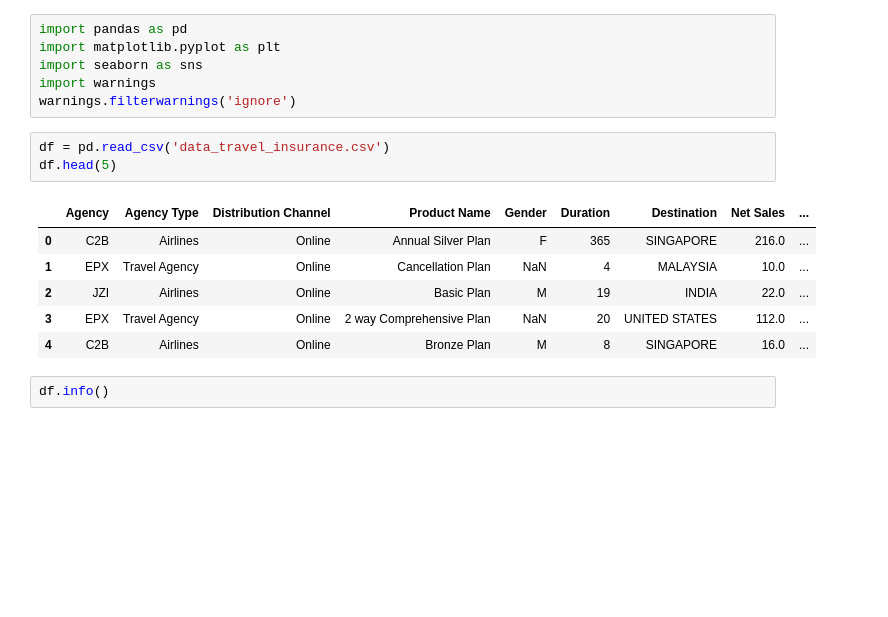
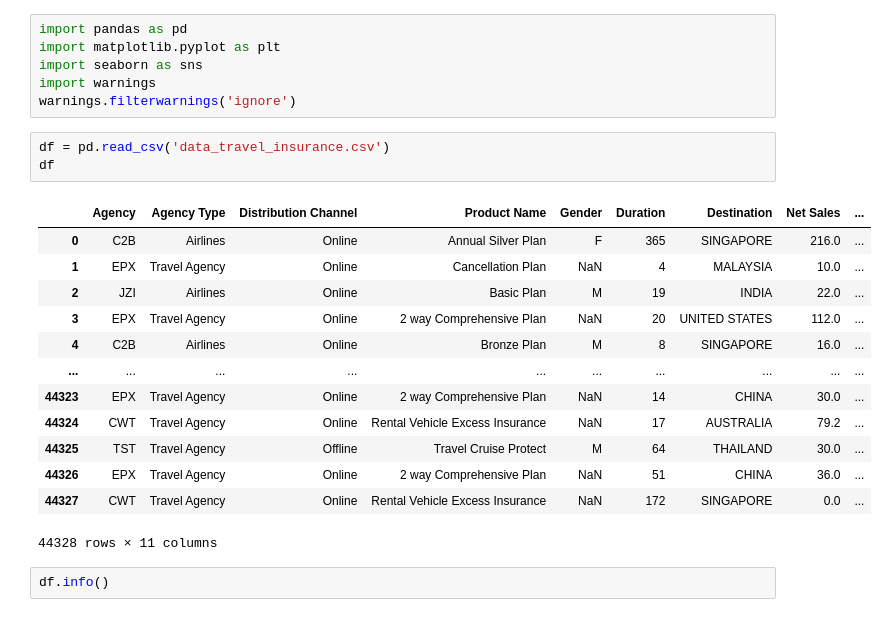
Before and after one commit to MisterHertz/Travel-Insurance, a Jupyter notebook: Travel Insurance.ipynb, the cells around one changed output. Drawn from its saved outputs; the diff is of its cells as text; blank space fills up the shorter version.

```diff
--- a/Travel Insurance.ipynb
+++ b/Travel Insurance.ipynb
@@ -31,14 +31,21 @@ import warnings
 warnings.filterwarnings('ignore')
 # %%
 df = pd.read_csv('data_travel_insurance.csv')
-df.head(5)
+df
 # %% [output]
 |  | Agency | Agency Type | Distribution Channel | Product Name | Gender | Duration | Destination | Net Sales | ... |
 | 0 | C2B | Airlines | Online | Annual Silver Plan | F | 365 | SINGAPORE | 216.0 | ... |
 | 1 | EPX | Travel Agency | Online | Cancellation Plan | NaN | 4 | MALAYSIA | 10.0 | ... |
 | 2 | JZI | Airlines | Online | Basic Plan | M | 19 | INDIA | 22.0 | ... |
 | 3 | EPX | Travel Agency | Online | 2 way Comprehensive Plan | NaN | 20 | UNITED STATES | 112.0 | ... |
 | 4 | C2B | Airlines | Online | Bronze Plan | M | 8 | SINGAPORE | 16.0 | ... |
+| ... | ... | ... | ... | ... | ... | ... | ... | ... | ... |
+| 44323 | EPX | Travel Agency | Online | 2 way Comprehensive Plan | NaN | 14 | CHINA | 30.0 | ... |
+| 44324 | CWT | Travel Agency | Online | Rental Vehicle Excess Insurance | NaN | 17 | AUSTRALIA | 79.2 | ... |
+| 44325 | TST | Travel Agency | Offline | Travel Cruise Protect | M | 64 | THAILAND | 30.0 | ... |
+| 44326 | EPX | Travel Agency | Online | 2 way Comprehensive Plan | NaN | 51 | CHINA | 36.0 | ... |
+| 44327 | CWT | Travel Agency | Online | Rental Vehicle Excess Insurance | NaN | 172 | SINGAPORE | 0.0 | ... |
+44328 rows × 11 columns
 # %%
 df.info()
 # %% [output]
```
Also changed, not shown: parts of 55 cells of this notebook.
